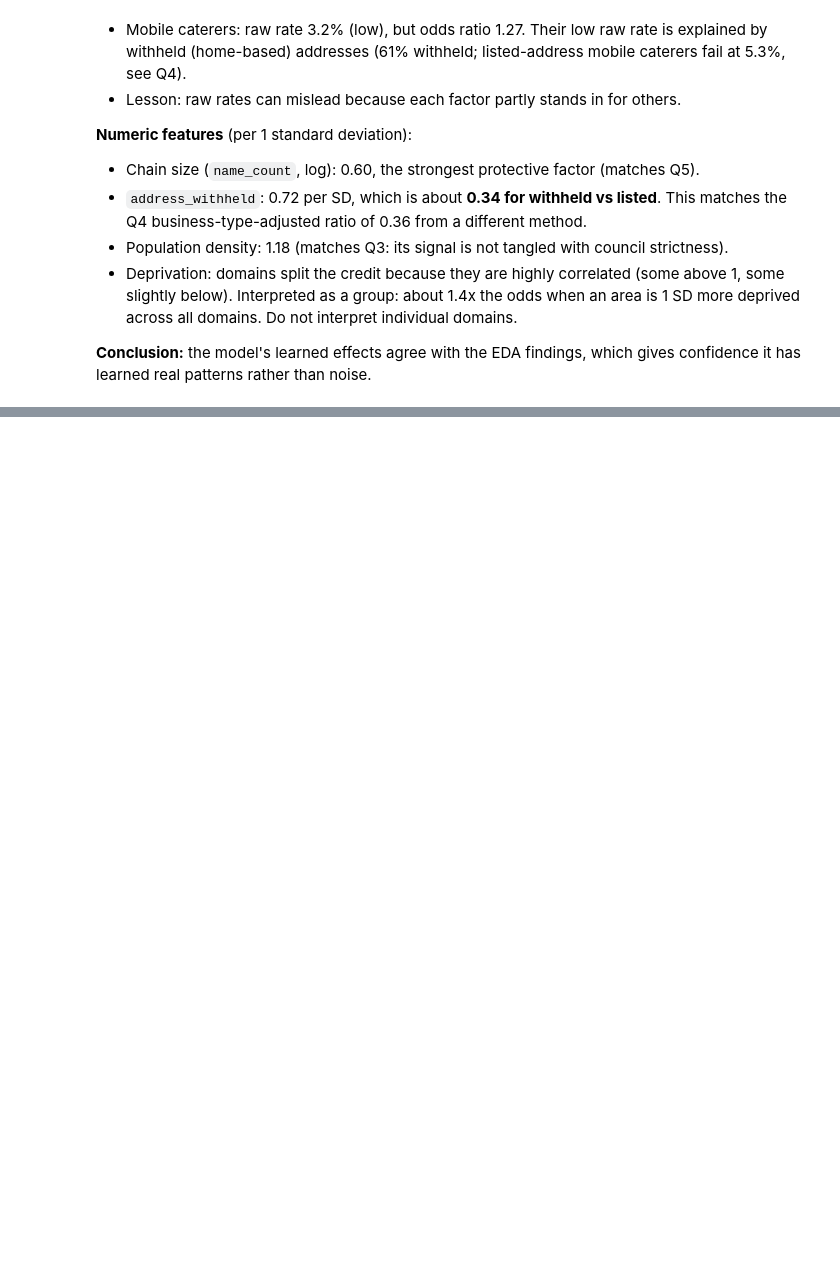
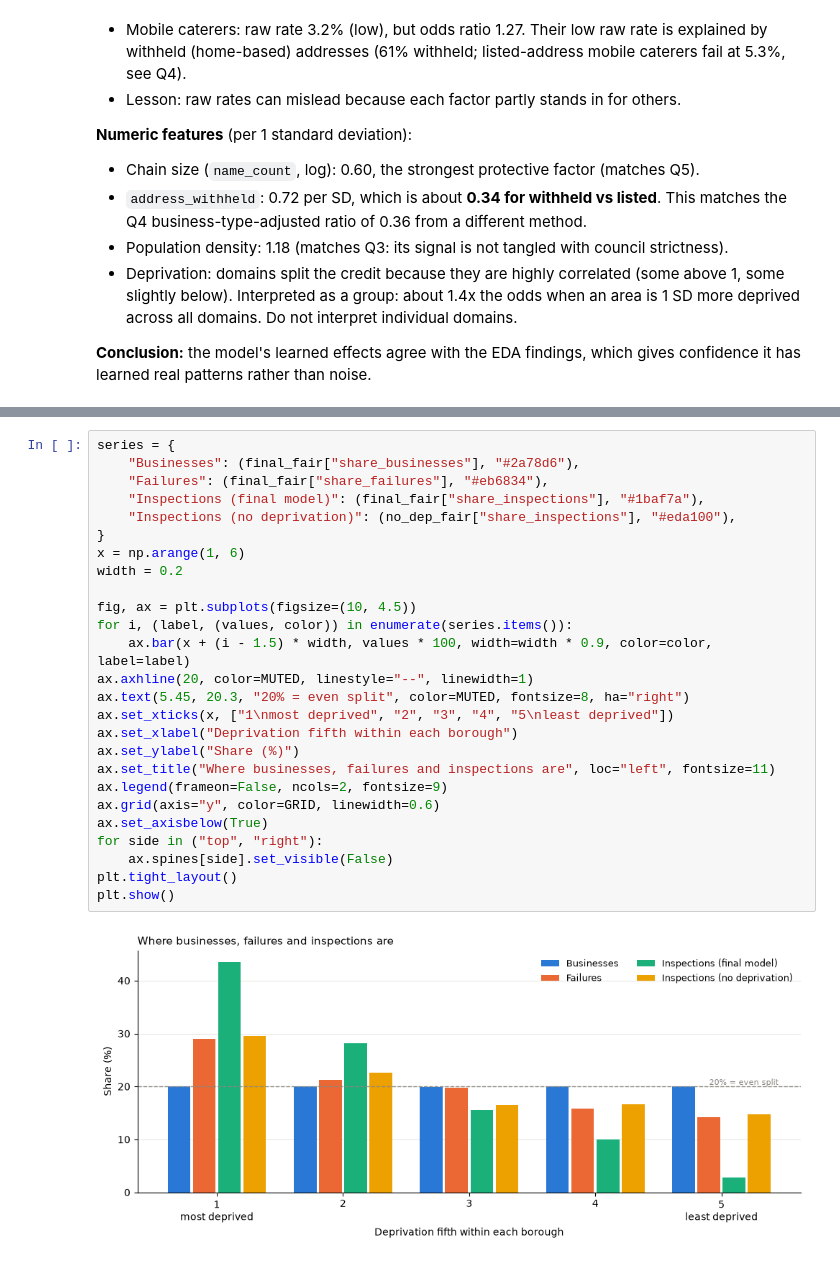
Before and after one commit to vijendrapokharkar15-design/food-hygiene-risk-london, a Jupyter notebook: notebooks/07_final_evaluation.ipynb, the cells around one changed output, grey strips where cells are left out. Saved outputs shown, nothing was run; the diff lists cells and outputs as text; blank space fills up the shorter version.

Commit message:
Fairness check: measure deprivation over-targeting; add no-deprivation model option

```diff
--- a/notebooks/07_final_evaluation.ipynb
+++ b/notebooks/07_final_evaluation.ipynb
@@ -210,0 +307,28 @@ confidence it has learned real patterns rather than noise.
+# %%
+series = {
+    "Businesses": (final_fair["share_businesses"], "#2a78d6"),
+    "Failures": (final_fair["share_failures"], "#eb6834"),
+    "Inspections (final model)": (final_fair["share_inspections"], "#1baf7a"),
+    "Inspections (no deprivation)": (no_dep_fair["share_inspections"], "#eda100"),
+}
+x = np.arange(1, 6)
+width = 0.2
+
+fig, ax = plt.subplots(figsize=(10, 4.5))
+for i, (label, (values, color)) in enumerate(series.items()):
+    ax.bar(x + (i - 1.5) * width, values * 100, width=width * 0.9, color=color, label=label)
+ax.axhline(20, color=MUTED, linestyle="--", linewidth=1)
+ax.text(5.45, 20.3, "20% = even split", color=MUTED, fontsize=8, ha="right")
+ax.set_xticks(x, ["1\nmost deprived", "2", "3", "4", "5\nleast deprived"])
+ax.set_xlabel("Deprivation fifth within each borough")
+ax.set_ylabel("Share (%)")
+ax.set_title("Where businesses, failures and inspections are", loc="left", fontsize=11)
+ax.legend(frameon=False, ncols=2, fontsize=9)
+ax.grid(axis="y", color=GRID, linewidth=0.6)
+ax.set_axisbelow(True)
+for side in ("top", "right"):
+    ax.spines[side].set_visible(False)
+plt.tight_layout()
+plt.show()
+# %% [output]
+[figure, added]
```
Also changed, not shown: parts of 4 cells of this notebook, 1 other file.
